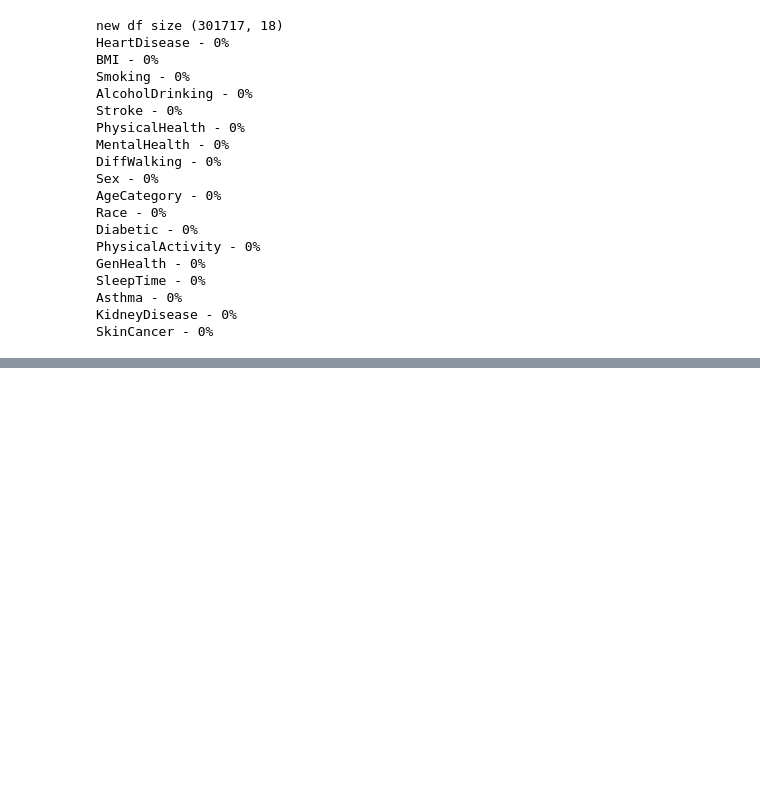
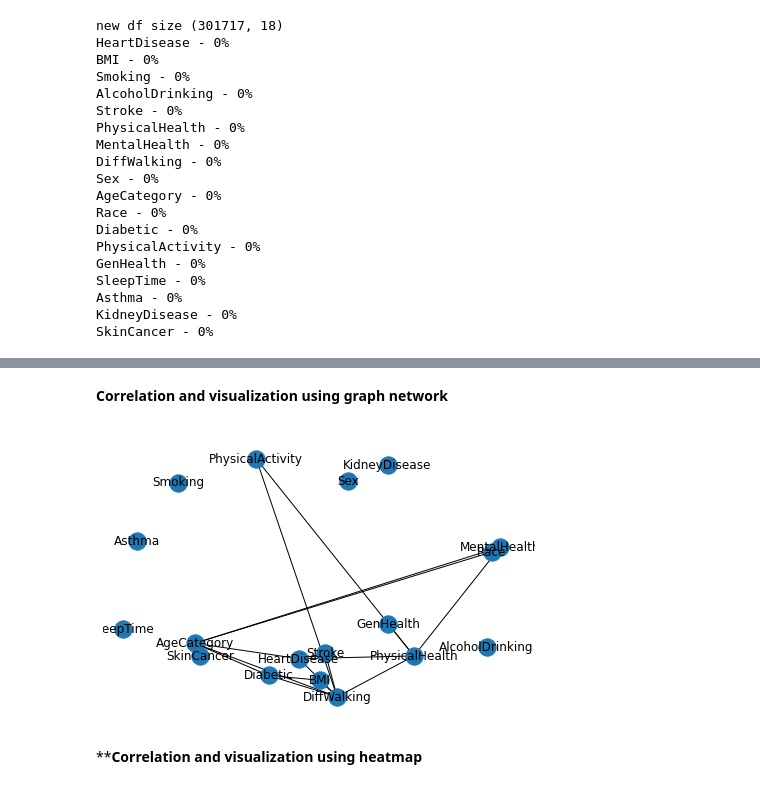
Before and after one commit to lamisghoualmi/App-Personal-Key-Indicators-of-Heart-Disease, a Jupyter notebook: HeartDisease_Analysis_Prediciton.ipynb, the cells around one changed output, grey strips where cells are left out. Cells and saved outputs as stored; diff of their text form; code cells hidden in the pictures; blank space fills up the shorter version.

```diff
--- a/HeartDisease_Analysis_Prediciton.ipynb
+++ b/HeartDisease_Analysis_Prediciton.ipynb
@@ -134,0 +216,21 @@ Name: PhysicalActivity, dtype: int64
+# %% [markdown]
+**Correlation and visualization using graph network**
+# %%
+import networkx as nx
+
+CorrelMat= df.corr()
+
+G=nx.Graph()
+stocks = CorrelMat.index.values
+CorrelMat = np.asmatrix(CorrelMat)
+CorrelMat[abs(CorrelMat) < .15] = 0
+CorrelMat[abs(CorrelMat) ==1] = 0
+G = nx.from_numpy_matrix(CorrelMat)
+G = nx.relabel_nodes(G,lambda x: stocks[x])
+G.edges(data=True)
+nx.draw(G, with_labels=True)
+plt.show(G)
+# %% [output]
+[figure, added]
+# %% [markdown]
+****Correlation and visualization using heatmap**
```
Also changed, not shown: parts of 10 cells of this notebook.
